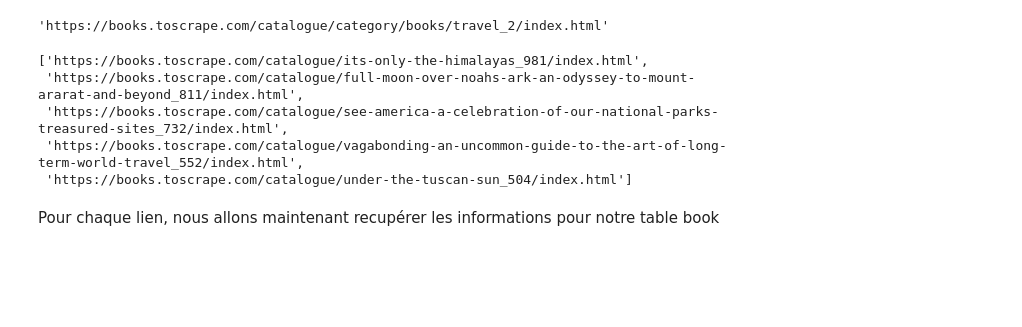
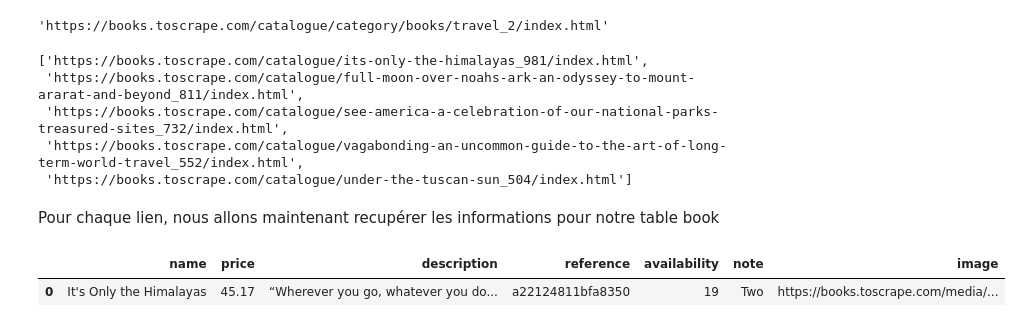
Before and after one commit to bigbong-K/projet_gestion_bibliotheque, a Jupyter notebook: scrapping/main.ipynb, the cells around one changed output. Saved outputs shown, nothing was run; the diff lists cells and outputs as text; code cells hidden in the pictures; blank space fills up the shorter version.

Commit message:
feat<scrapping>: ajout de la fonction permettant de recuperer les informations d'un livre (nom, prix...)

```diff
--- a/scrapping/main.ipynb
+++ b/scrapping/main.ipynb
@@ -150,4 +150,33 @@ links_book[:5]
 # %% [markdown]
 Pour chaque lien, nous allons maintenant recupérer les informations pour notre table book
 # %%
-def get_title(url:str):
+def get_info_one_book(url:str=links_book[0]):
+    reponse = requests.get(url)
+    if reponse.status_code == 200:
+        data_str = reponse.content
+        data_html = soup(data_str, "html.parser")
+
+        titre = data_html.find("div", attrs={"class":"col-sm-6 product_main"}).find("h1").get_text()
+        price = data_html.find("div", attrs={"class":"col-sm-6 product_main"}).find("p").get_text()[1:]
+        disponibilite = data_html.find("div", attrs={"class":"col-sm-6 product_main"}).find("p").find_next("p").get_text().strip().split("(")[1]
+        nb_livre_disponible = disponibilite.split(" ")[0]
+        nb_starts = data_html.find("p", attrs={"class":"star-rating Two"}).attrs["class"][1]
+        image = "https://books.toscrape.com/" + data_html.find("div", attrs={"class":"item active"}).find("img")["src"].split("../../")[1]
+        description = data_html.find("div", attrs={"id":"product_description"}).find_next("p").get_text()
+        upc = data_html.find("table", attrs={"class":"table table-striped"}).find("td").get_text()
+
+        data = {"name": titre, "price":price, "description":description,
+                "reference":upc, "availability":nb_livre_disponible, "note":nb_starts, "image":image}
+
+    return data
+
+# get_info_one_book()
+
+df = get_info_one_book()
+
+pd.DataFrame([df])
+
+# https://books.toscrape.com/
+# %% [output]
+|  | name | price | description | reference | availability | note | image |
+| 0 | It's Only the Himalayas | 45.17 | “Wherever you go, whatever you do... | a22124811bfa8350 | 19 | Two | https://books.toscrape.com/media/... |
```
Also changed, not shown: parts of 2 cells of this notebook.
